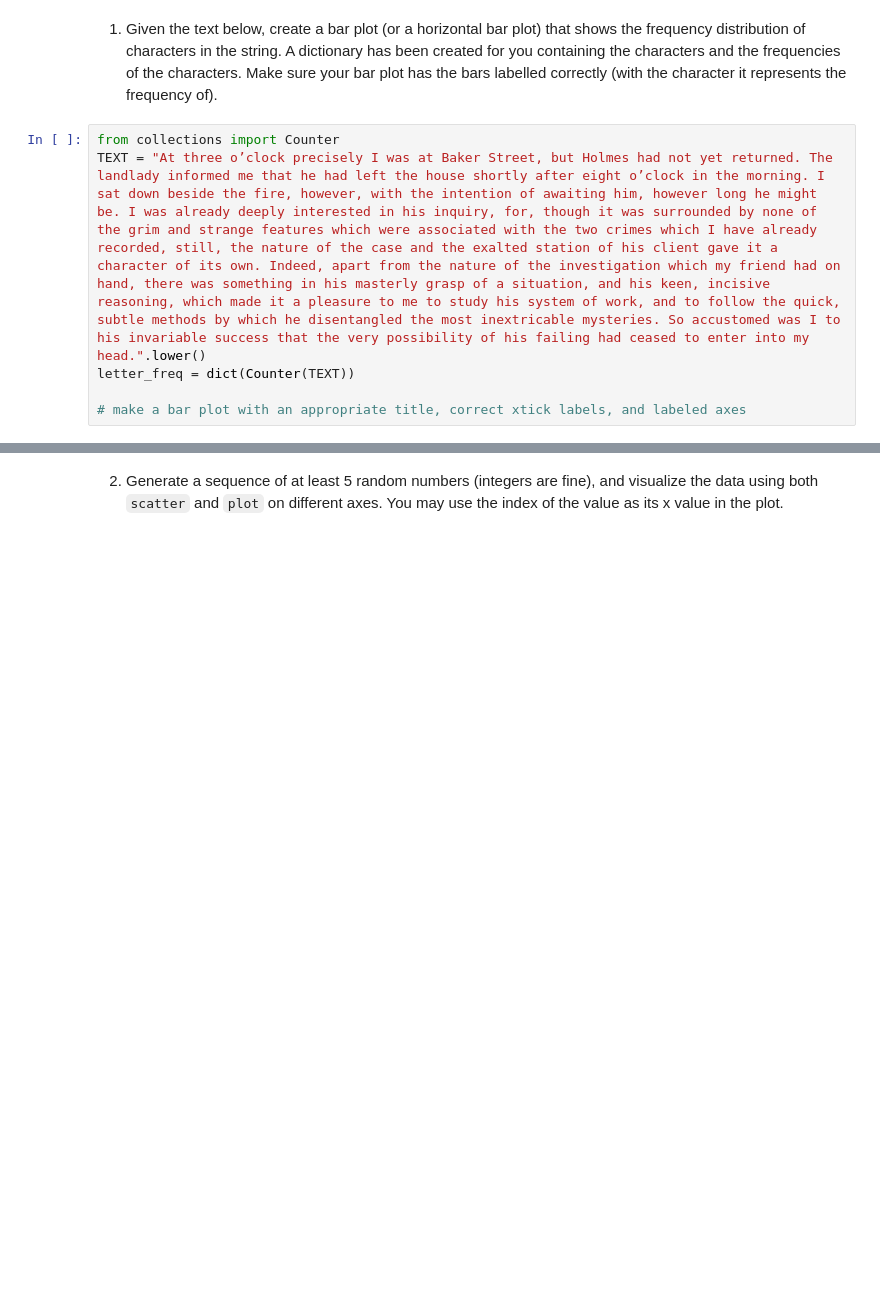
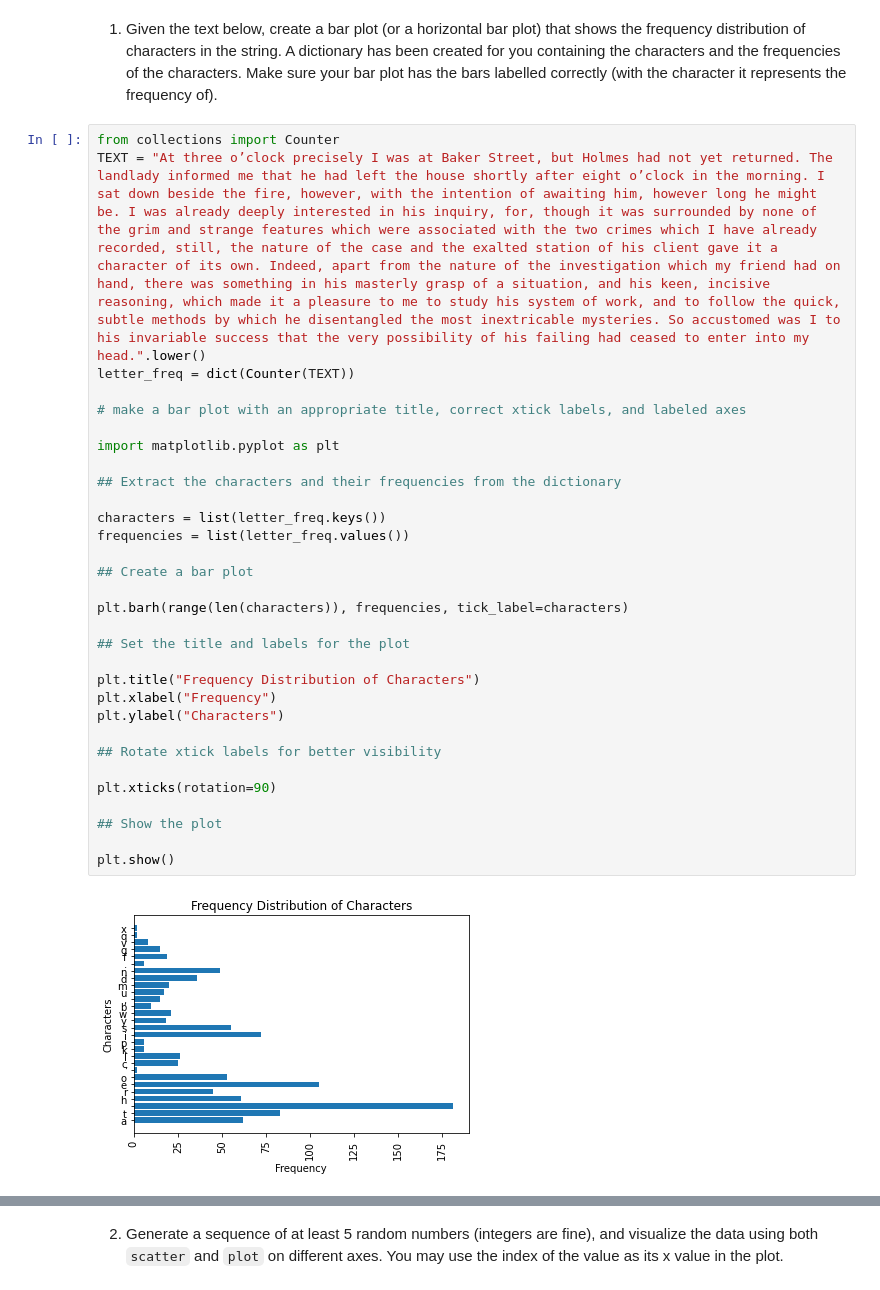
Before and after one commit to Gretsch1963/44620-Mod3, a Jupyter notebook: pyplot.ipynb, the cells around one changed output, grey strips where cells are left out. Cells and saved outputs as stored; diff of their text form; blank space fills up the shorter version.

```diff
--- a/pyplot.ipynb
+++ b/pyplot.ipynb
@@ -19,6 +23,33 @@ Make sure your bar plot has the bars labelled correctly (with the character it r
 # %%
 from collections import Counter
 TEXT = "At three o’clock precisely I was at Baker Street, but Holmes had not yet returned. The landlady informed me that he had left the house shortly after eight o’clock in the morning. I sat down beside the fire, however, with the intention of awaiting him, however long he might be. I was already deeply interested in his inquiry, for, though it was surrounded by none of the grim and strange features which were associated with the two crimes which I have already recorded, still, the nature of the case and the exalted station of his client gave it a character of its own. Indeed, apart from the nature of the investigation which my friend had on hand, there was something in his masterly grasp of a situation, and his keen, incisive reasoning, which made it a pleasure to me to study his system of work, and to follow the quick, subtle methods by which he disentangled the most inextricable mysteries. So accustomed was I to his invariable success that the very possibility of his failing had ceased to enter into my head.".lower()
 letter_freq = dict(Counter(TEXT))
 
 # make a bar plot with an appropriate title, correct xtick labels, and labeled axes
+
+import matplotlib.pyplot as plt
+
+## Extract the characters and their frequencies from the dictionary
+
+characters = list(letter_freq.keys())
+frequencies = list(letter_freq.values())
+
+## Create a bar plot
+
+plt.barh(range(len(characters)), frequencies, tick_label=characters)
+
+## Set the title and labels for the plot
+
+plt.title("Frequency Distribution of Characters")
+plt.xlabel("Frequency")
+plt.ylabel("Characters")
+
+## Rotate xtick labels for better visibility
+
+plt.xticks(rotation=90)
+
+## Show the plot
+
+plt.show()
+# %% [output]
+[figure, added]
```
Also changed, not shown: parts of 8 cells of this notebook.
